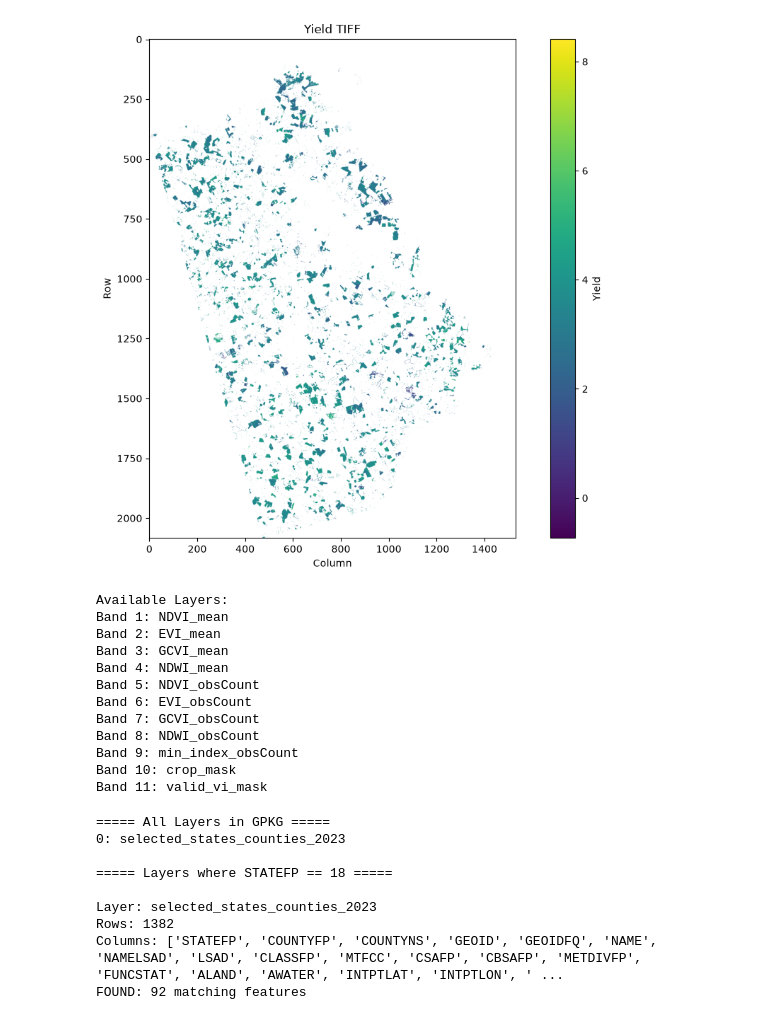
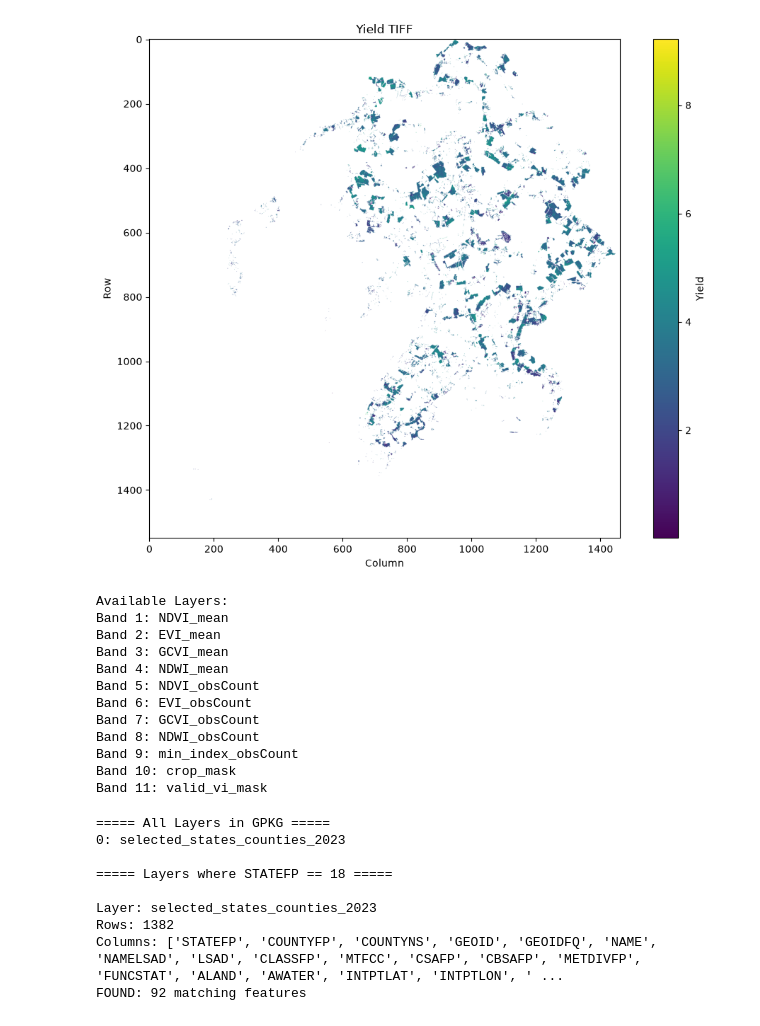
Before and after one commit to samarranjit/EO-based-yield-prediction, a Jupyter notebook: notebooks/visualization.ipynb, the cells around one changed output. Saved outputs shown, nothing was run; the diff lists cells and outputs as text; code cells hidden in the pictures.

```diff
--- a/notebooks/visualization.ipynb
+++ b/notebooks/visualization.ipynb
@@ -4,7 +4,7 @@ import matplotlib.pyplot as plt
 import numpy as np
 
 # Give your TIFF file path here
-tif_path = r'/Users/samarranjit/Library/CloudStorage/OneDrive-TexasStateUniversity/ChoLab/USDA Crop yield Stability Study/EO based yield prediction/data_preparation/outputs/county_vi_summary/pixel_vi_tifs/soybeans_DE_2014_10001_Kent_vi_pixels_nasa_cmr_hls.tif'
+tif_path = r'/home/cholab/LabMembers/Samar/EO-based-yield-prediction/data_preparation/outputs/county_vi_summary/pixel_vi_tifs/soybeans_MD_2019_24039_Somerset_vi_pixels_nasa_cmr_hls.tif'
 
 # Read the TIFF file
 with rasterio.open(tif_path) as src:
@@ -13,34 +13,34 @@ with rasterio.open(tif_path) as src:
 
 # Convert NoData values to NaN
 data = data.astype(float)
 
 if nodata is not None:
     data[data == nodata] = np.nan
 
 # Optional: remove zero values if zero means missing data
 data[data == 0] = np.nan
 
 # Plot the TIFF
 plt.figure(figsize=(10, 8))
 plt.imshow(data, cmap="viridis")
 plt.colorbar(label="Yield")
 plt.title("Yield TIFF")
 plt.xlabel("Column")
 plt.ylabel("Row")
 plt.tight_layout()
 plt.show()
 
 
 with rasterio.open(tif_path) as src:
     # Get the names of all layers
     layer_names = src.descriptions
 
     # Print them out with their corresponding band index
     print("Available Layers:")
     for i, name in enumerate(layer_names, start=1):
         print(f"Band {i}: {name}")
 # %% [output]
-[figure, old version]
+[figure, new version]
 Available Layers:
 Band 1: NDVI_mean
 Band 2: EVI_mean
```
Also changed, not shown: parts of 4 cells of this notebook, 16 other files.
